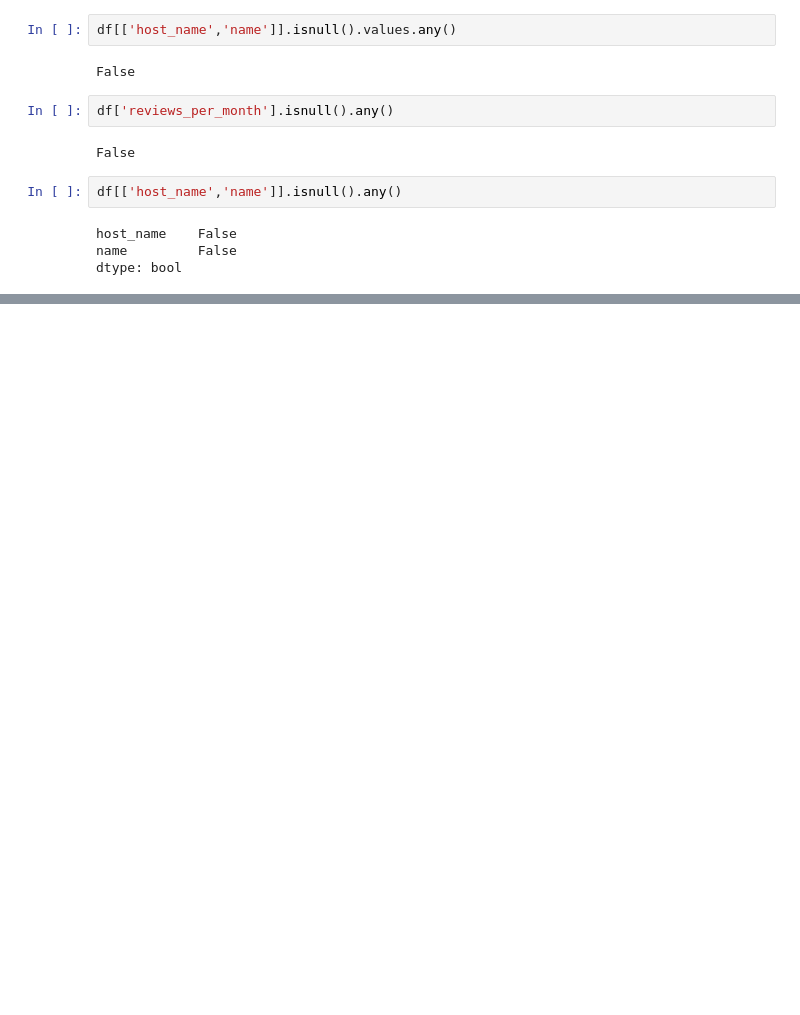
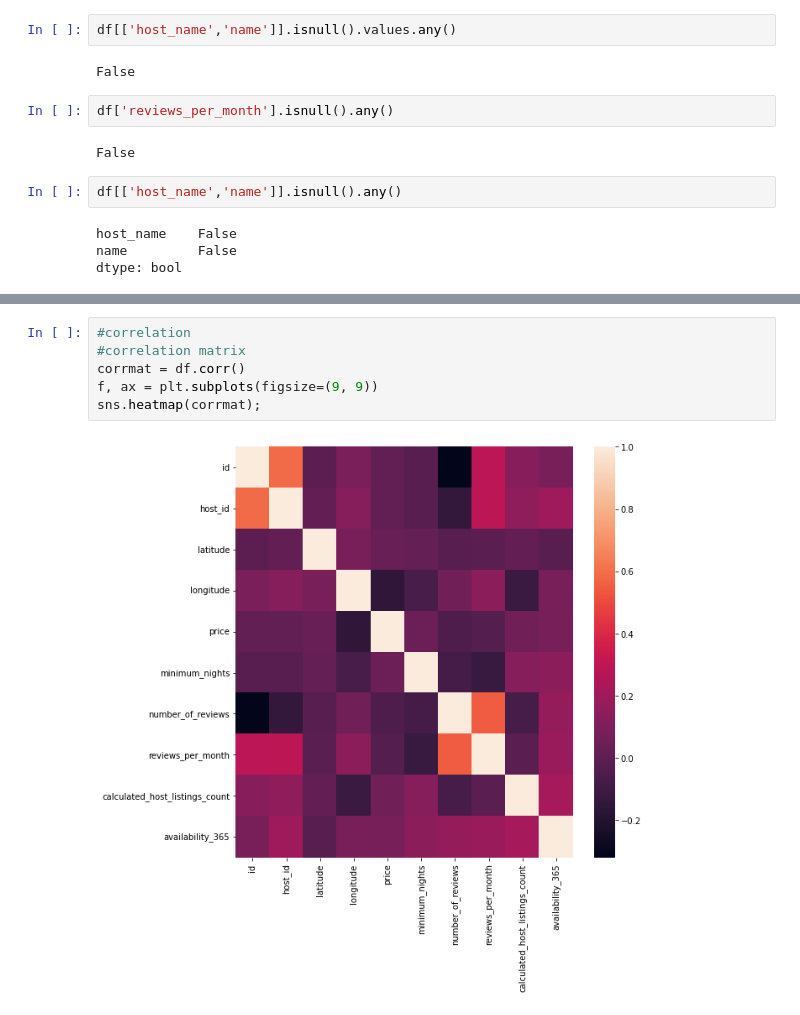
Before and after one commit to maxashoka3/Machine-learning, a Jupyter notebook: EDA.ipynb, the cells around one changed output, grey strips where cells are left out. Drawn from its saved outputs; the diff is of its cells as text; blank space fills up the shorter version.

```diff
--- a/EDA.ipynb
+++ b/EDA.ipynb
@@ -162,0 +266,8 @@ dtype: bool
+# %%
+#correlation
+#correlation matrix
+corrmat = df.corr()
+f, ax = plt.subplots(figsize=(9, 9))
+sns.heatmap(corrmat);
+# %% [output]
+[figure, added]
```
Also changed, not shown: parts of 105 cells of this notebook.
